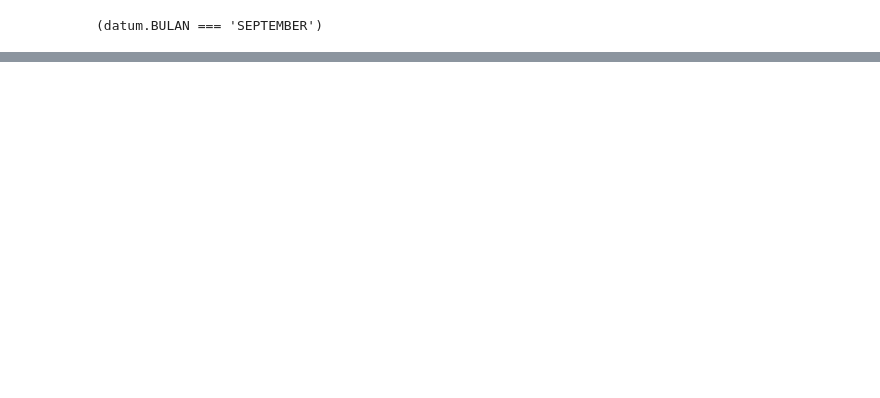
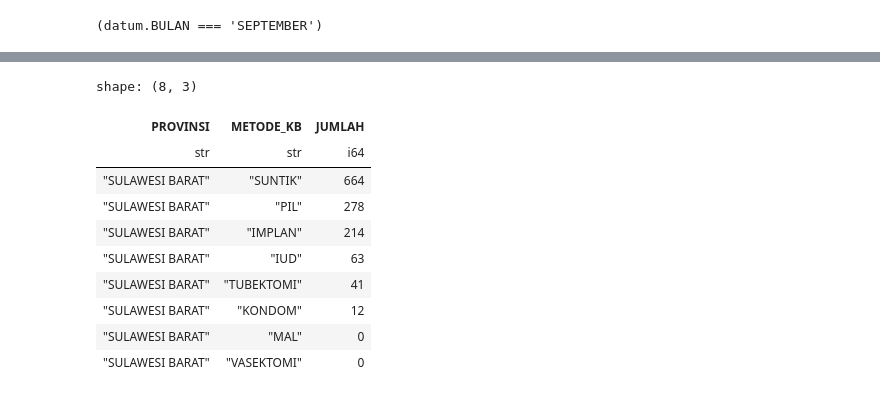
Before and after one commit to pokja0/profil_desa_py, a Jupyter notebook: altair.ipynb, the cells around one changed output, grey strips where cells are left out. Drawn from its saved outputs; the diff is of its cells as text; code cells hidden in the pictures; blank space fills up the shorter version.

```diff
--- a/altair.ipynb
+++ b/altair.ipynb
@@ -426,0 +646,18 @@ df_processed["BULAN"][-1]
+# %%
+mix_kontra = data_mix.filter(
+    pl.col("KABUPATEN").is_in(filter_kabupaten),
+    pl.col("KECAMATAN").is_in(filter_kecamatan),
+    pl.col("KELURAHAN").is_in(filter_desa),
+    pl.col("BULAN").is_in([filter_bulan])
+).group_by('PROVINSI').agg([
+    pl.col("SUNTIK").sum(),
+    pl.col("PIL").sum(),
+    pl.col("KONDOM").sum(),
+    pl.col("MAL").sum(),
+    pl.col("IMPLAN").sum(),
+    pl.col("IUD").sum(),
+    pl.col("VASEKTOMI").sum(),
+    pl.col("TUBEKTOMI").sum()
+])
+
+mix_kontra
@@ -426,0 +669,24 @@ df_processed["BULAN"][-1]
+# %%
+# Ubah data menjadi format "long" menggunakan `unpivot`
+mix_kontra = mix_kontra.unpivot(
+    index="PROVINSI",  # Kolom yang tetap
+    on=["SUNTIK", "PIL", "KONDOM", "MAL", "IMPLAN", "IUD", "VASEKTOMI", "TUBEKTOMI"],  # Kolom yang di-unpivot
+    variable_name="METODE_KB",  # Nama kolom untuk metode KB
+    value_name="JUMLAH"  # Nama kolom untuk jumlah pengguna
+)
+
+# Urutkan data berdasarkan jumlah pengguna (terbesar ke terkecil)
+mix_kontra = mix_kontra.sort("JUMLAH", descending=True)
+mix_kontra
+# %% [output]
+shape: (8, 3)
+| PROVINSI | METODE_KB | JUMLAH |
+| str | str | i64 |
+| "SULAWESI BARAT" | "SUNTIK" | 664 |
+| "SULAWESI BARAT" | "PIL" | 278 |
+| "SULAWESI BARAT" | "IMPLAN" | 214 |
+| "SULAWESI BARAT" | "IUD" | 63 |
+| "SULAWESI BARAT" | "TUBEKTOMI" | 41 |
+| "SULAWESI BARAT" | "KONDOM" | 12 |
+| "SULAWESI BARAT" | "MAL" | 0 |
+| "SULAWESI BARAT" | "VASEKTOMI" | 0 |
```
Also changed, not shown: parts of 27 cells of this notebook, 1 other file.
